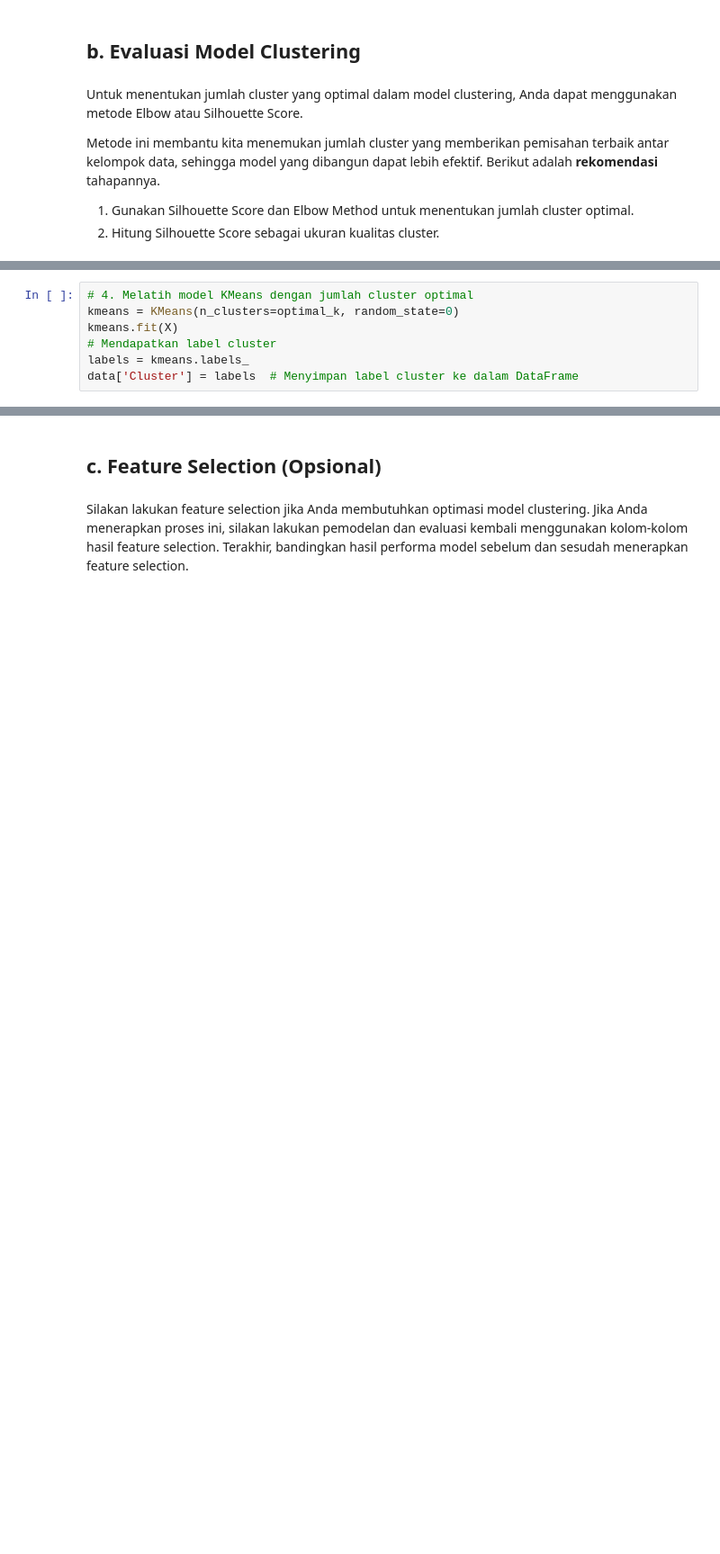
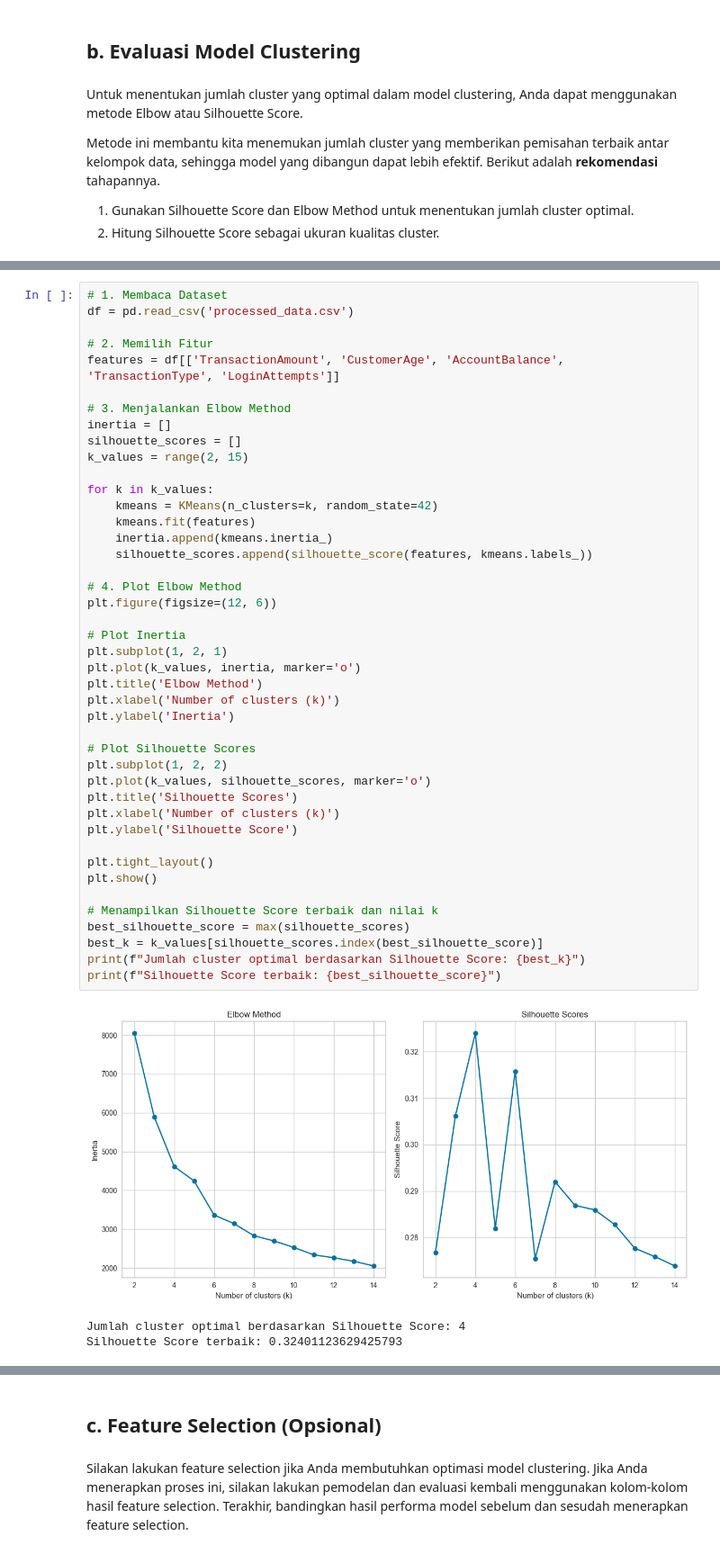
Before and after one commit to Akmal7604/Dicoding_Akmal, a Jupyter notebook: Project Akhir Machine Learning/Submission/[Clustering]_Submission_Akhir_BMLP_M_Akmal.ipynb, the cells around one changed output, grey strips where cells are left out. Shown at 90% size. Drawn from its saved outputs; the diff is of its cells as text; blank space fills up the shorter version.

```diff
--- a/Project Akhir Machine Learning/Submission/[Clustering]_Submission_Akhir_BMLP_M_Akmal.ipynb
+++ b/Project Akhir Machine Learning/Submission/[Clustering]_Submission_Akhir_BMLP_M_Akmal.ipynb
@@ -451,7 +441,0 @@ Jumlah cluster optimal berdasarkan Elbow Method: 3
-# %%
-# 4. Melatih model KMeans dengan jumlah cluster optimal
-kmeans = KMeans(n_clusters=optimal_k, random_state=0)
-kmeans.fit(X)
-# Mendapatkan label cluster
-labels = kmeans.labels_
-data['Cluster'] = labels  # Menyimpan label cluster ke dalam DataFrame
@@ -494,0 +442,47 @@ dtype: float64
+# %%
+# 1. Membaca Dataset
+df = pd.read_csv('processed_data.csv')
+
+# 2. Memilih Fitur
+features = df[['TransactionAmount', 'CustomerAge', 'AccountBalance', 'TransactionType', 'LoginAttempts']]
+
+# 3. Menjalankan Elbow Method
+inertia = []
+silhouette_scores = []
+k_values = range(2, 15)
+
+for k in k_values:
+    kmeans = KMeans(n_clusters=k, random_state=42)
+    kmeans.fit(features)
+    inertia.append(kmeans.inertia_)
+    silhouette_scores.append(silhouette_score(features, kmeans.labels_))
+
+# 4. Plot Elbow Method
+plt.figure(figsize=(12, 6))
+
+# Plot Inertia
+plt.subplot(1, 2, 1)
+plt.plot(k_values, inertia, marker='o')
+plt.title('Elbow Method')
+plt.xlabel('Number of clusters (k)')
+plt.ylabel('Inertia')
+
+# Plot Silhouette Scores
+plt.subplot(1, 2, 2)
+plt.plot(k_values, silhouette_scores, marker='o')
+plt.title('Silhouette Scores')
+plt.xlabel('Number of clusters (k)')
+plt.ylabel('Silhouette Score')
+
+plt.tight_layout()
+plt.show()
+
+# Menampilkan Silhouette Score terbaik dan nilai k
+best_silhouette_score = max(silhouette_scores)
+best_k = k_values[silhouette_scores.index(best_silhouette_score)]
+print(f"Jumlah cluster optimal berdasarkan Silhouette Score: {best_k}")
+print(f"Silhouette Score terbaik: {best_silhouette_score}")
+# %% [output]
+[figure, added]
+Jumlah cluster optimal berdasarkan Silhouette Score: 4
+Silhouette Score terbaik: 0.32401123629425793
```
Also changed, not shown: parts of 51 cells of this notebook, 6 other files.
